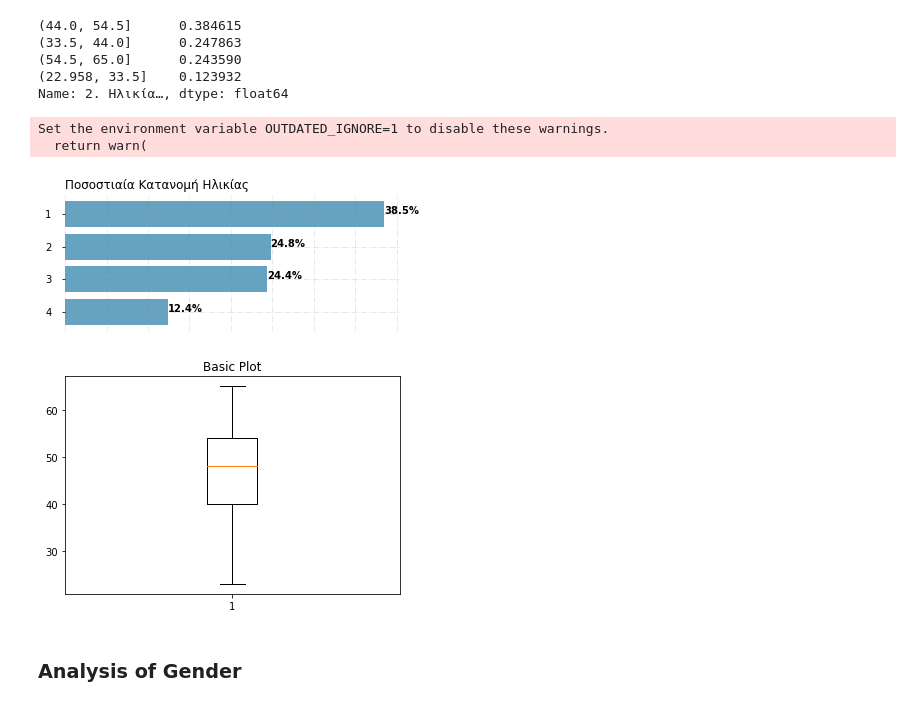
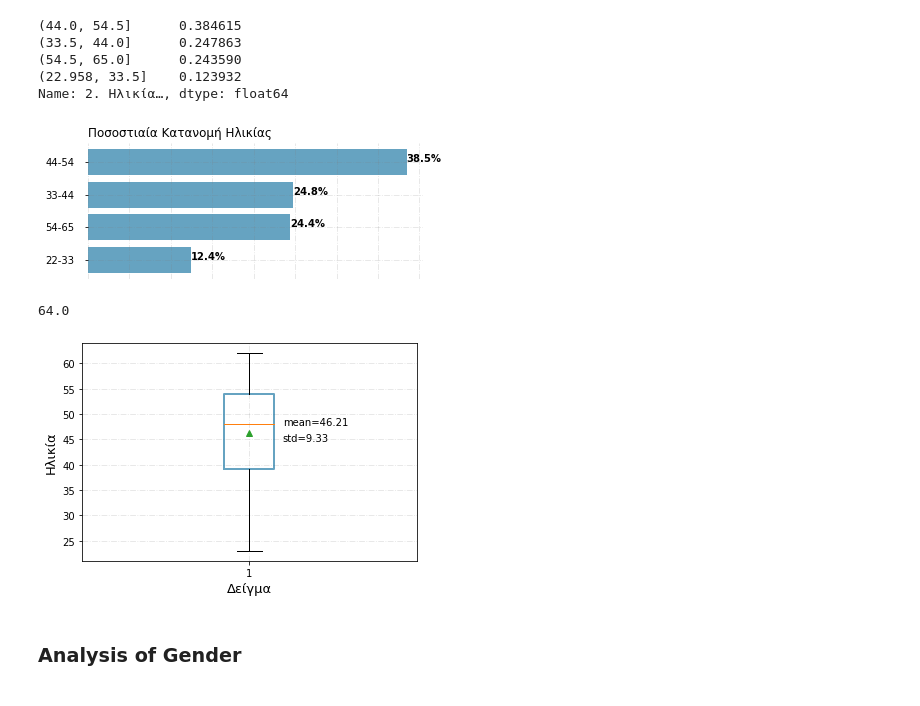
Before and after one commit to stathis99/Statistical-Analysis-for-Patient-Safety, a Jupyter notebook: Staff Analysis/Analysis/1. Collection_IntrernalConsistency_DemographicsAnalysis.ipynb, the cells around one changed output. Saved outputs shown, nothing was run; the diff lists cells and outputs as text; code cells hidden in the pictures.

```diff
--- a/Staff Analysis/Analysis/1. Collection_IntrernalConsistency_DemographicsAnalysis.ipynb
+++ b/Staff Analysis/Analysis/1. Collection_IntrernalConsistency_DemographicsAnalysis.ipynb
@@ -396,7 +400,7 @@ for index, item in enumerate(parameter_13, start=0):
 ## 4. Personal Info Exploratory Analysis
 # %%
 #helper function that creates bar charts
-def my_graph(y,x,title,sizeX,sizeY):
+def my_graph(y,x,title,sizeX,sizeY,prin):
 
 
     # Figure Size
@@ -438,6 +442,11 @@ def my_graph(y,x,title,sizeX,sizeY):
     ax.set_title(title,
                 loc ='left', )
 
+    if(prin == 1):
+        plt.tight_layout()
+        plt.savefig('personal.png')
+
+
     # Show Plot
     plt.show()
 # %% [markdown]
@@ -514,23 +523,53 @@ relative_frequencies
 Name: 2. Ηλικία…, dtype: float64
 # %%
 data = relative_frequencies*100
-labels = ['1','2','3','4']
+labels = ['44-54','33-44','54-65','22-33']
 
-my_graph(labels,data,"Ποσοστιαία Κατανομή Ηλικίας",6,2.5)
+my_graph(labels,data,"Ποσοστιαία Κατανομή Ηλικίας",6,2.5,0)
 # %% [output]
-Set the environment variable OUTDATED_IGNORE=1 to disable these warnings.
-  return warn(
-[figure, old version]
+[figure, new version]
+# %%
+data = hospitals_personalInfo['2. Ηλικία…'].dropna().astype(int)
+q = data.quantile(0.99)
+aevent = data[data < q]
+
+q
+# %% [output]
+64.0
 # %%
 data = hospitals_personalInfo['2. Ηλικία…'].dropna().astype(int)
+#rm ouliers
+q = data.quantile(0.99)
+data = data[data < q]
 
 fig1, ax1 = plt.subplots()
-ax1.set_title('Basic Plot')
-ax1.boxplot(data)
+ax1.grid(b = True, color ='grey',
+        linestyle ='-.', linewidth = 0.9,
+        alpha = 0.2)
+
+bp = ax1.boxplot(data,showmeans=True)
+
+for box in bp['boxes']:
+    # change outline color
+    box.set(color=(0.0, 0.4, 0.6, 0.6), linewidth=2)
+
+label = ax1.set_ylabel('Ηλικία',fontsize='13')
+label = ax1.set_xlabel('Δείγμα',fontsize='13')
+
+# Calculate the mean and variance
+mean = np.mean(data)
+std = np.std(data)
+
+# Annotate the plot with the mean and variance
+ax1.text(1.1, mean + 1.5, f'mean={mean:.2f}')
+ax1.text(1.1, mean - 1.5, f'std={std:.2f}')
+
+
+plt.savefig('age')
 
 plt.show()
 # %% [output]
-[figure, old version]
+[figure, new version]
 # %% [markdown]
 ### Analysis of Gender
 # %%
```
Also changed, not shown: parts of 11 cells of this notebook, 8 other files.
